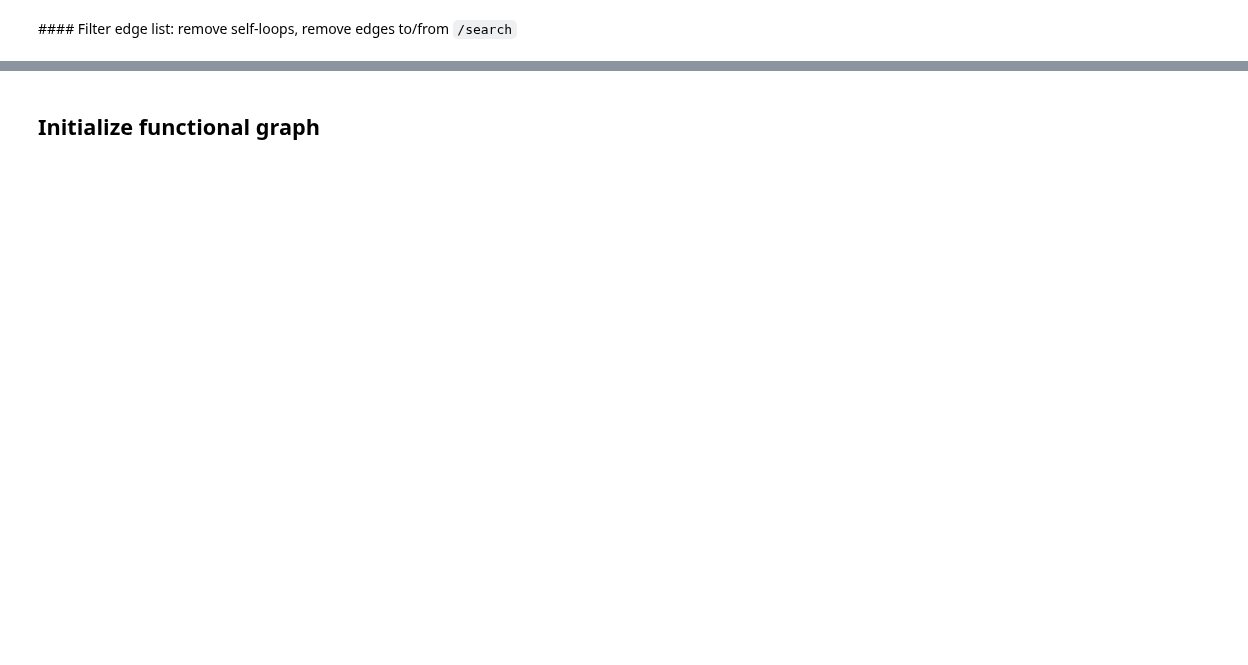
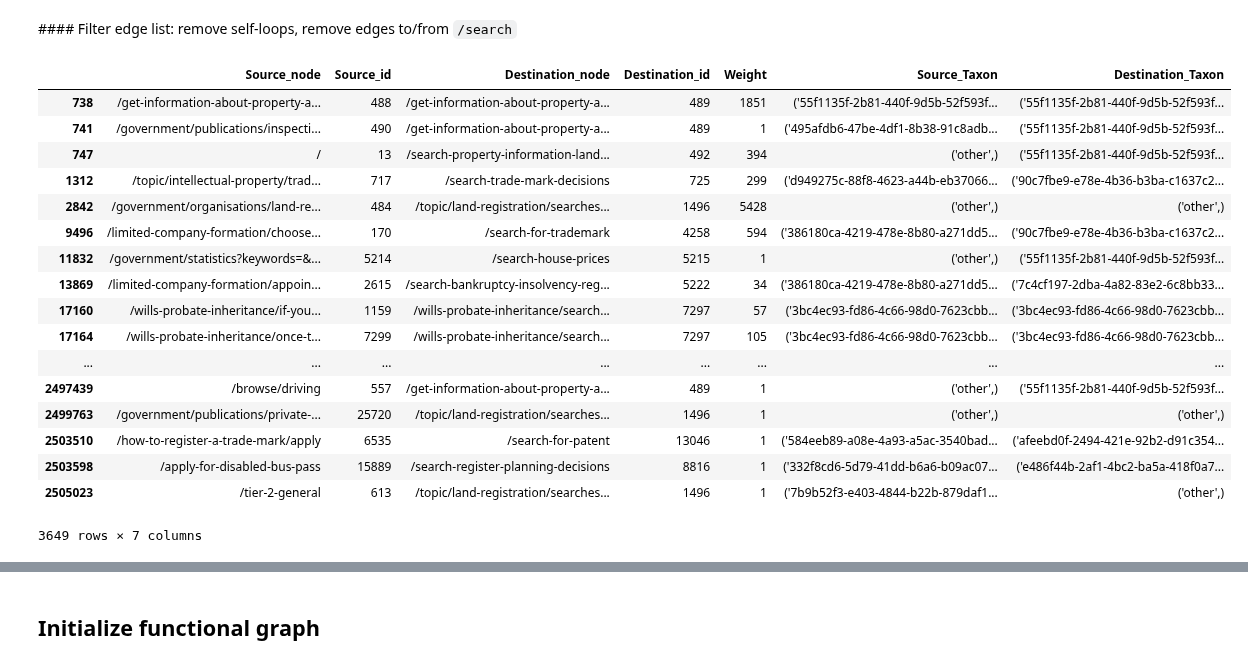
Before and after one commit to alphagov/govuk-network-embedding, a Jupyter notebook: notebooks/analysis/analyse_funct_network.ipynb, the cells around one changed output, grey strips where cells are left out. Saved outputs shown, nothing was run; the diff lists cells and outputs as text; code cells hidden in the pictures; blank space fills up the shorter version.

```diff
--- a/notebooks/analysis/analyse_funct_network.ipynb
+++ b/notebooks/analysis/analyse_funct_network.ipynb
@@ -52,2 +59,23 @@ edges.head()
 # %% [markdown]
 #### Filter edge list: remove self-loops, remove edges to/from `/search`
+# %%
+edges[edges.Destination_node.str.contains("/search?")]
+# %% [output]
+|  | Source_node | Source_id | Destination_node | Destination_id | Weight | Source_Taxon | Destination_Taxon |
+| 738 | /get-information-about-property-a... | 488 | /get-information-about-property-a... | 489 | 1851 | ('55f1135f-2b81-440f-9d5b-52f593f... | ('55f1135f-2b81-440f-9d5b-52f593f... |
+| 741 | /government/publications/inspecti... | 490 | /get-information-about-property-a... | 489 | 1 | ('495afdb6-47be-4df1-8b38-91c8adb... | ('55f1135f-2b81-440f-9d5b-52f593f... |
+| 747 | / | 13 | /search-property-information-land... | 492 | 394 | ('other',) | ('55f1135f-2b81-440f-9d5b-52f593f... |
+| 1312 | /topic/intellectual-property/trad... | 717 | /search-trade-mark-decisions | 725 | 299 | ('d949275c-88f8-4623-a44b-eb37066... | ('90c7fbe9-e78e-4b36-b3ba-c1637c2... |
+| 2842 | /government/organisations/land-re... | 484 | /topic/land-registration/searches... | 1496 | 5428 | ('other',) | ('other',) |
+| 9496 | /limited-company-formation/choose... | 170 | /search-for-trademark | 4258 | 594 | ('386180ca-4219-478e-8b80-a271dd5... | ('90c7fbe9-e78e-4b36-b3ba-c1637c2... |
+| 11832 | /government/statistics?keywords=&... | 5214 | /search-house-prices | 5215 | 1 | ('other',) | ('55f1135f-2b81-440f-9d5b-52f593f... |
+| 13869 | /limited-company-formation/appoin... | 2615 | /search-bankruptcy-insolvency-reg... | 5222 | 34 | ('386180ca-4219-478e-8b80-a271dd5... | ('7c4cf197-2dba-4a82-83e2-6c8bb33... |
+| 17160 | /wills-probate-inheritance/if-you... | 1159 | /wills-probate-inheritance/search... | 7297 | 57 | ('3bc4ec93-fd86-4c66-98d0-7623cbb... | ('3bc4ec93-fd86-4c66-98d0-7623cbb... |
+| 17164 | /wills-probate-inheritance/once-t... | 7299 | /wills-probate-inheritance/search... | 7297 | 105 | ('3bc4ec93-fd86-4c66-98d0-7623cbb... | ('3bc4ec93-fd86-4c66-98d0-7623cbb... |
+| ... | ... | ... | ... | ... | ... | ... | ... |
+| 2497439 | /browse/driving | 557 | /get-information-about-property-a... | 489 | 1 | ('other',) | ('55f1135f-2b81-440f-9d5b-52f593f... |
+| 2499763 | /government/publications/private-... | 25720 | /topic/land-registration/searches... | 1496 | 1 | ('other',) | ('other',) |
+| 2503510 | /how-to-register-a-trade-mark/apply | 6535 | /search-for-patent | 13046 | 1 | ('584eeb89-a08e-4a93-a5ac-3540bad... | ('afeebd0f-2494-421e-92b2-d91c354... |
+| 2503598 | /apply-for-disabled-bus-pass | 15889 | /search-register-planning-decisions | 8816 | 1 | ('332f8cd6-5d79-41dd-b6a6-b09ac07... | ('e486f44b-2af1-4bc2-ba5a-418f0a7... |
+| 2505023 | /tier-2-general | 613 | /topic/land-registration/searches... | 1496 | 1 | ('7b9b52f3-e403-4844-b22b-879daf1... | ('other',) |
+3649 rows × 7 columns
```
Also changed, not shown: parts of 44 cells of this notebook, 2 other files.
